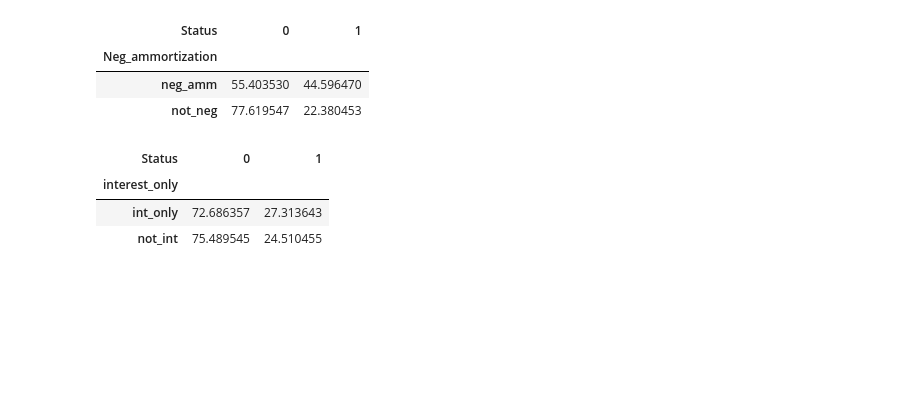
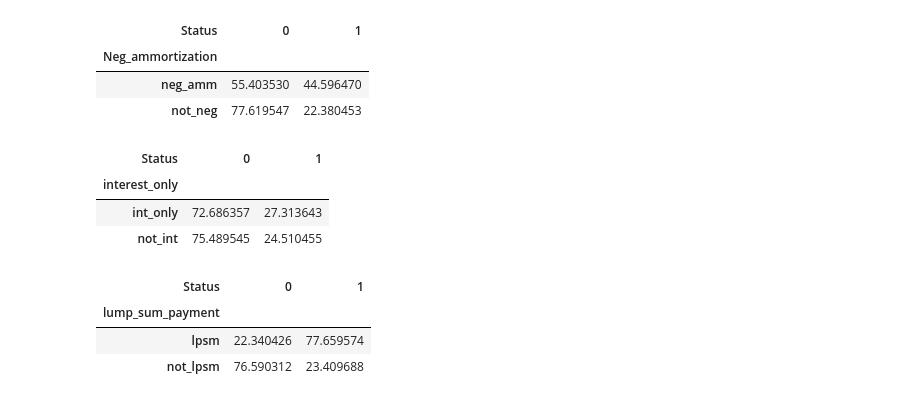
Before and after one commit to YASH280626/loan-default-prediction, a Jupyter notebook: analysis.ipynb, the cells around one changed output. Saved outputs shown, nothing was run; the diff lists cells and outputs as text; code cells hidden in the pictures; blank space fills up the shorter version.

Commit message:
Investigated lump_sum_payment against Default Status

```diff
--- a/analysis.ipynb
+++ b/analysis.ipynb
@@ -551,3 +551,11 @@ interest_only_status
 | interest_only |  |  |
 | int_only | 72.686357 | 27.313643 |
 | not_int | 75.489545 | 24.510455 |
+# %%
+lump_sum_payment_status = pd.crosstab(df['lump_sum_payment'], df['Status'], normalize='index')*100
+lump_sum_payment_status
+# %% [output]
+| Status | 0 | 1 |
+| lump_sum_payment |  |  |
+| lpsm | 22.340426 | 77.659574 |
+| not_lpsm | 76.590312 | 23.409688 |
```
